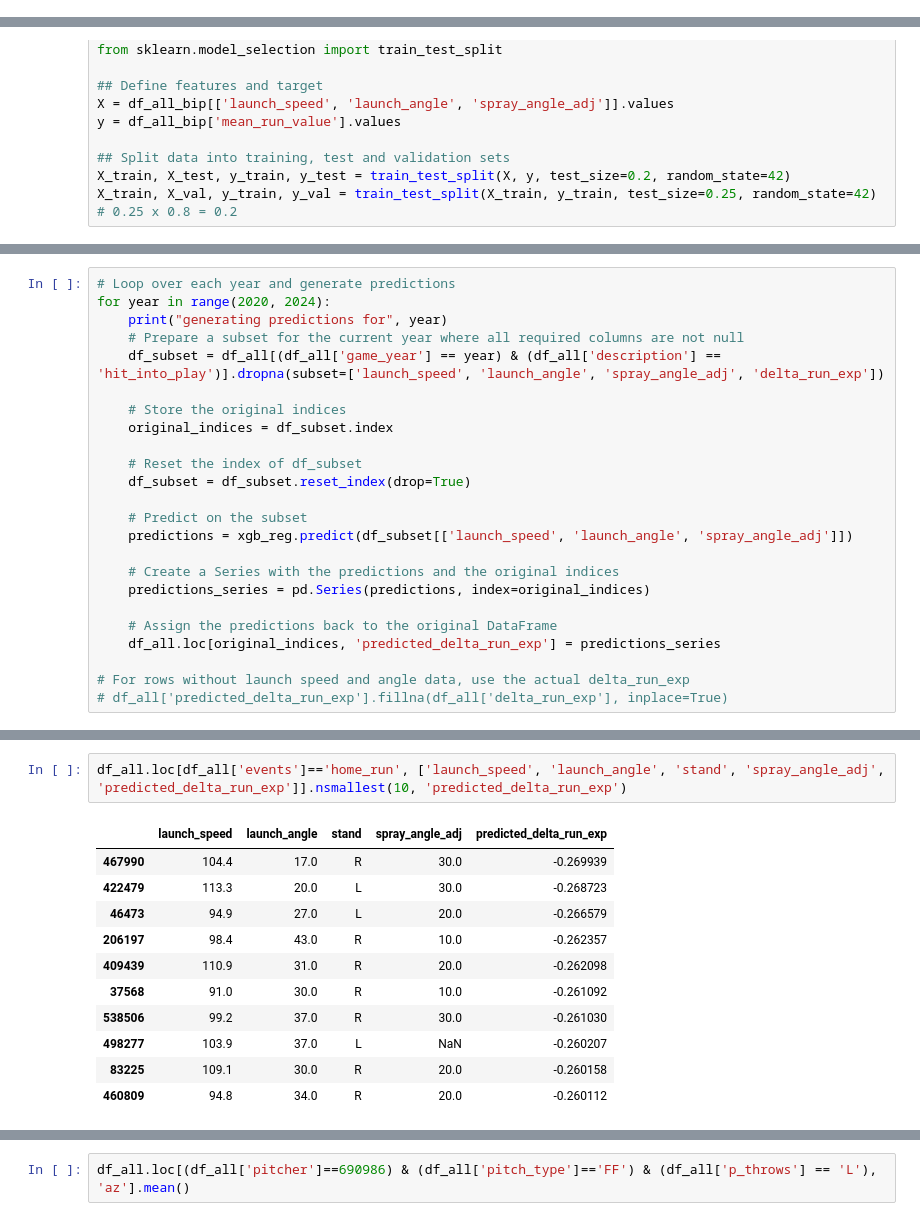
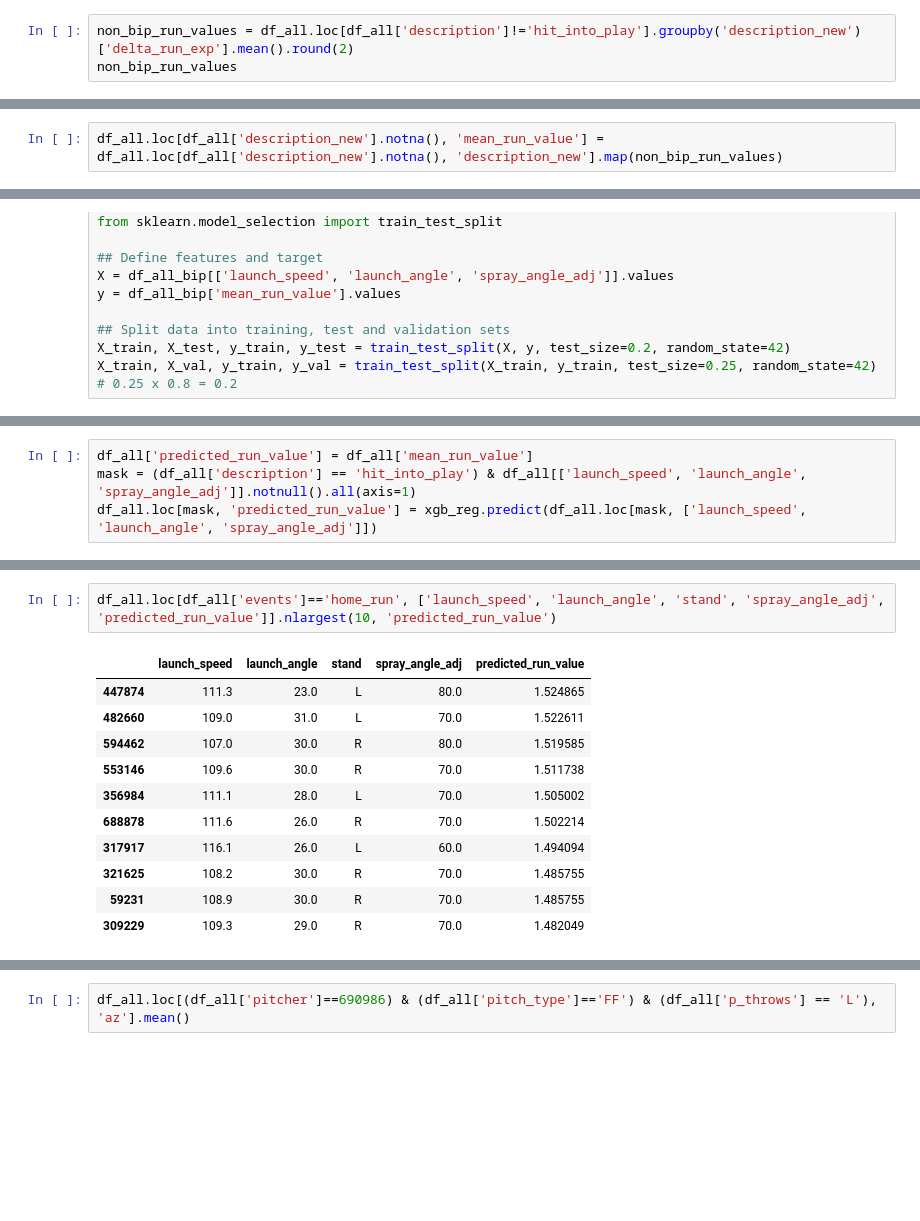
Before and after one commit to sam-walsh/pitching_model, a Jupyter notebook: predictive_run_values.ipynb, the cells around one changed output, grey strips where cells are left out. Cells and saved outputs as stored; diff of their text form; blank space fills up the shorter version.

```diff
--- a/predictive_run_values.ipynb
+++ b/predictive_run_values.ipynb
@@ -148,0 +137,3 @@ df_all['mean_run_value'] = df_all.set_index(['game_year', 'events']).index.map(m
+# %%
+non_bip_run_values = df_all.loc[df_all['description']!='hit_into_play'].groupby('description_new')['delta_run_exp'].mean().round(2)
+non_bip_run_values
@@ -149,3 +147,5 @@ df_all['mean_run_value'] = df_all.set_index(['game_year', 'events']).index.map(m
+# %%
+df_all.loc[df_all['description_new'].notna(), 'mean_run_value'] = df_all.loc[df_all['description_new'].notna(), 'description_new'].map(non_bip_run_values)
 # %%
 # check if yearly implementation of linear weights is correct
 df_all.loc[df_all['events']=='home_run'].groupby('game_year')['mean_run_value'].mean()
@@ -317,24 +312,0 @@ plt.show()
-# %%
-# Loop over each year and generate predictions
-for year in range(2020, 2024):
-    print("generating predictions for", year)
-    # Prepare a subset for the current year where all required columns are not null
-    df_subset = df_all[(df_all['game_year'] == year) & (df_all['description'] == 'hit_into_play')].dropna(subset=['launch_speed', 'launch_angle', 'spray_angle_adj', 'delta_run_exp'])
-
-    # Store the original indices
-    original_indices = df_subset.index
-
-    # Reset the index of df_subset
-    df_subset = df_subset.reset_index(drop=True)
-
-    # Predict on the subset
-    predictions = xgb_reg.predict(df_subset[['launch_speed', 'launch_angle', 'spray_angle_adj']])
-
-    # Create a Series with the predictions and the original indices
-    predictions_series = pd.Series(predictions, index=original_indices)
-
-    # Assign the predictions back to the original DataFrame
-    df_all.loc[original_indices, 'predicted_delta_run_exp'] = predictions_series
-
-# For rows without launch speed and angle data, use the actual delta_run_exp
-# df_all['predicted_delta_run_exp'].fillna(df_all['delta_run_exp'], inplace=True)
@@ -345,0 +313,4 @@ generating predictions for 2023
+# %%
+df_all['predicted_run_value'] = df_all['mean_run_value']
+mask = (df_all['description'] == 'hit_into_play') & df_all[['launch_speed', 'launch_angle', 'spray_angle_adj']].notnull().all(axis=1)
+df_all.loc[mask, 'predicted_run_value'] = xgb_reg.predict(df_all.loc[mask, ['launch_speed', 'launch_angle', 'spray_angle_adj']])
@@ -368,14 +371,14 @@ Indexing with multiple keys (implicitly converted to a tuple of keys) will be de
 # %%
-df_all.loc[df_all['events']=='home_run', ['launch_speed', 'launch_angle', 'stand', 'spray_angle_adj', 'predicted_delta_run_exp']].nsmallest(10, 'predicted_delta_run_exp')
+df_all.loc[df_all['events']=='home_run', ['launch_speed', 'launch_angle', 'stand', 'spray_angle_adj', 'predicted_run_value']].nlargest(10, 'predicted_run_value')
 # %% [output]
-|  | launch_speed | launch_angle | stand | spray_angle_adj | predicted_delta_run_exp |
-| 467990 | 104.4 | 17.0 | R | 30.0 | -0.269939 |
-| 422479 | 113.3 | 20.0 | L | 30.0 | -0.268723 |
-| 46473 | 94.9 | 27.0 | L | 20.0 | -0.266579 |
-| 206197 | 98.4 | 43.0 | R | 10.0 | -0.262357 |
-| 409439 | 110.9 | 31.0 | R | 20.0 | -0.262098 |
-| 37568 | 91.0 | 30.0 | R | 10.0 | -0.261092 |
-| 538506 | 99.2 | 37.0 | R | 30.0 | -0.261030 |
-| 498277 | 103.9 | 37.0 | L | NaN | -0.260207 |
-| 83225 | 109.1 | 30.0 | R | 20.0 | -0.260158 |
-| 460809 | 94.8 | 34.0 | R | 20.0 | -0.260112 |
+|  | launch_speed | launch_angle | stand | spray_angle_adj | predicted_run_value |
+| 447874 | 111.3 | 23.0 | L | 80.0 | 1.524865 |
+| 482660 | 109.0 | 31.0 | L | 70.0 | 1.522611 |
+| 594462 | 107.0 | 30.0 | R | 80.0 | 1.519585 |
+| 553146 | 109.6 | 30.0 | R | 70.0 | 1.511738 |
+| 356984 | 111.1 | 28.0 | L | 70.0 | 1.505002 |
+| 688878 | 111.6 | 26.0 | R | 70.0 | 1.502214 |
+| 317917 | 116.1 | 26.0 | L | 60.0 | 1.494094 |
+| 321625 | 108.2 | 30.0 | R | 70.0 | 1.485755 |
+| 59231 | 108.9 | 30.0 | R | 70.0 | 1.485755 |
+| 309229 | 109.3 | 29.0 | R | 70.0 | 1.482049 |
```
Also changed, not shown: parts of 37 cells of this notebook, 19 other files.
